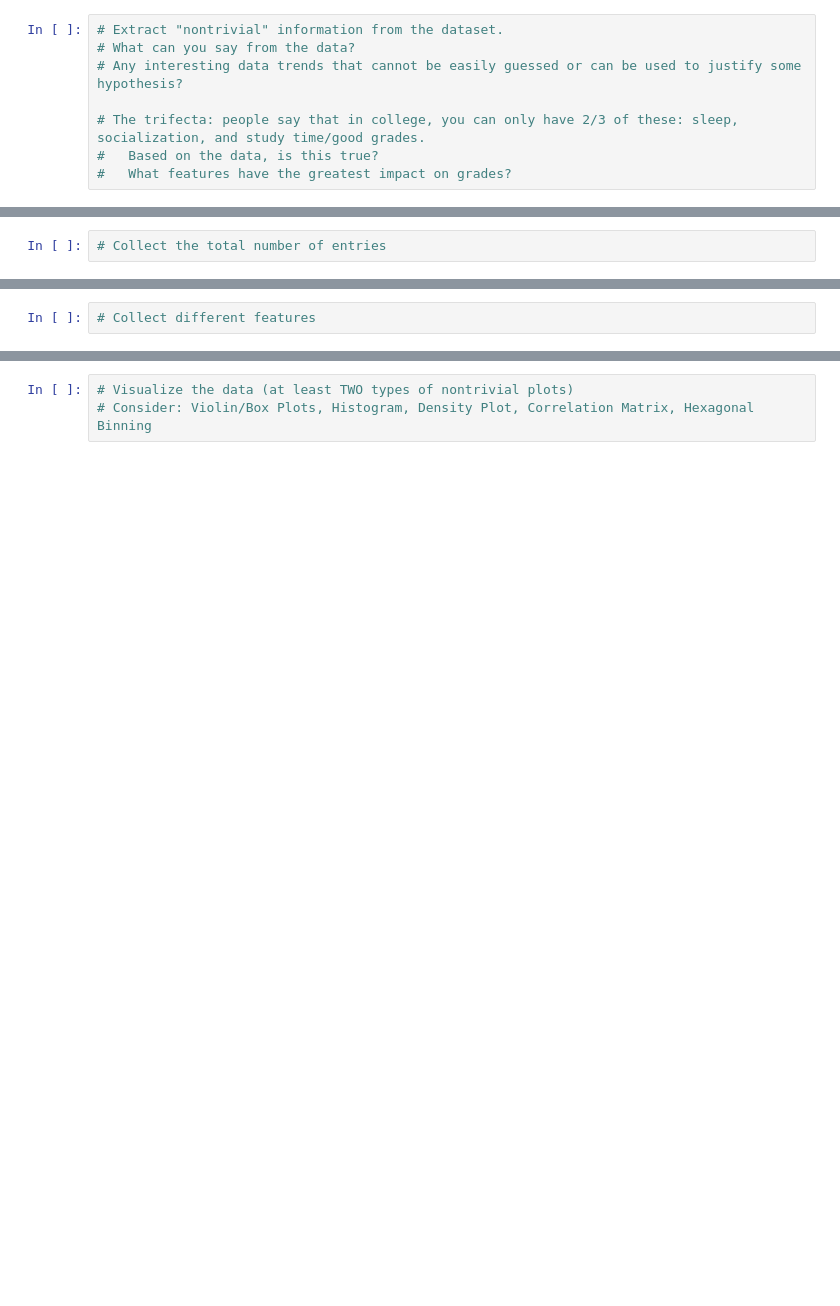
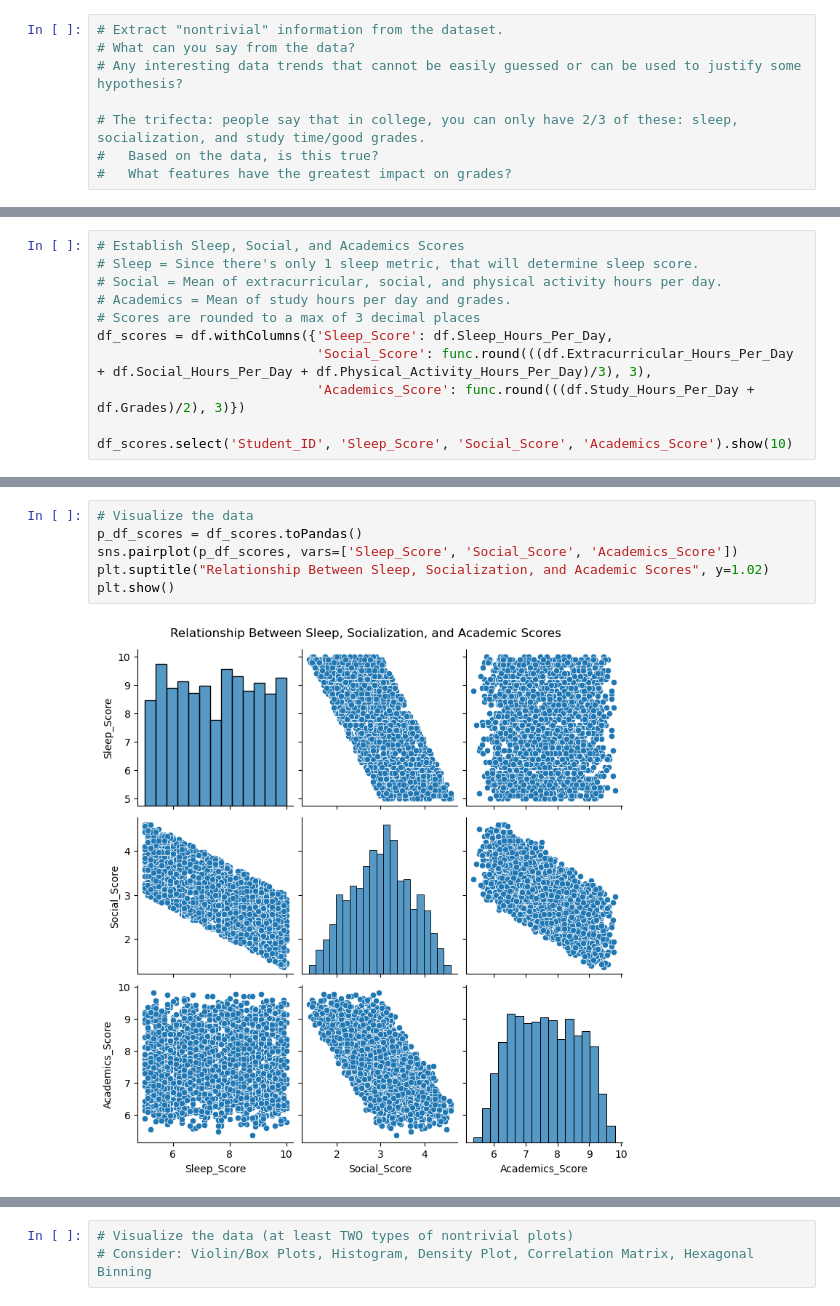
Before and after one commit to g-bolotin/cs131-A5, a Jupyter notebook: CS131-A5.ipynb, the cells around one changed output, grey strips where cells are left out. Saved outputs shown, nothing was run; the diff lists cells and outputs as text; blank space fills up the shorter version.

Commit message:
visualizing data via academic, social, and sleep scores

```diff
--- a/CS131-A5.ipynb
+++ b/CS131-A5.ipynb
@@ -58,2 +60,11 @@ There are 2000 rows and 9 columns in this dataset.
 # %%
-# Collect the total number of entries
+# Establish Sleep, Social, and Academics Scores
+# Sleep = Since there's only 1 sleep metric, that will determine sleep score.
+# Social = Mean of extracurricular, social, and physical activity hours per day.
+# Academics = Mean of study hours per day and grades.
+# Scores are rounded to a max of 3 decimal places
+df_scores = df.withColumns({'Sleep_Score': df.Sleep_Hours_Per_Day,
+                            'Social_Score': func.round(((df.Extracurricular_Hours_Per_Day + df.Social_Hours_Per_Day + df.Physical_Activity_Hours_Per_Day)/3), 3),
+                            'Academics_Score': func.round(((df.Study_Hours_Per_Day + df.Grades)/2), 3)})
+
+df_scores.select('Student_ID', 'Sleep_Score', 'Social_Score', 'Academics_Score').show(10)
@@ -60,3 +87,9 @@ There are 2000 rows and 9 columns in this dataset.
 # %%
-# Collect different features
+# Visualize the data
+p_df_scores = df_scores.toPandas()
+sns.pairplot(p_df_scores, vars=['Sleep_Score', 'Social_Score', 'Academics_Score'])
+plt.suptitle("Relationship Between Sleep, Socialization, and Academic Scores", y=1.02)
+plt.show()
+# %% [output]
+[figure, added]
 # %%
```
Also changed, not shown: parts of 4 cells of this notebook.
